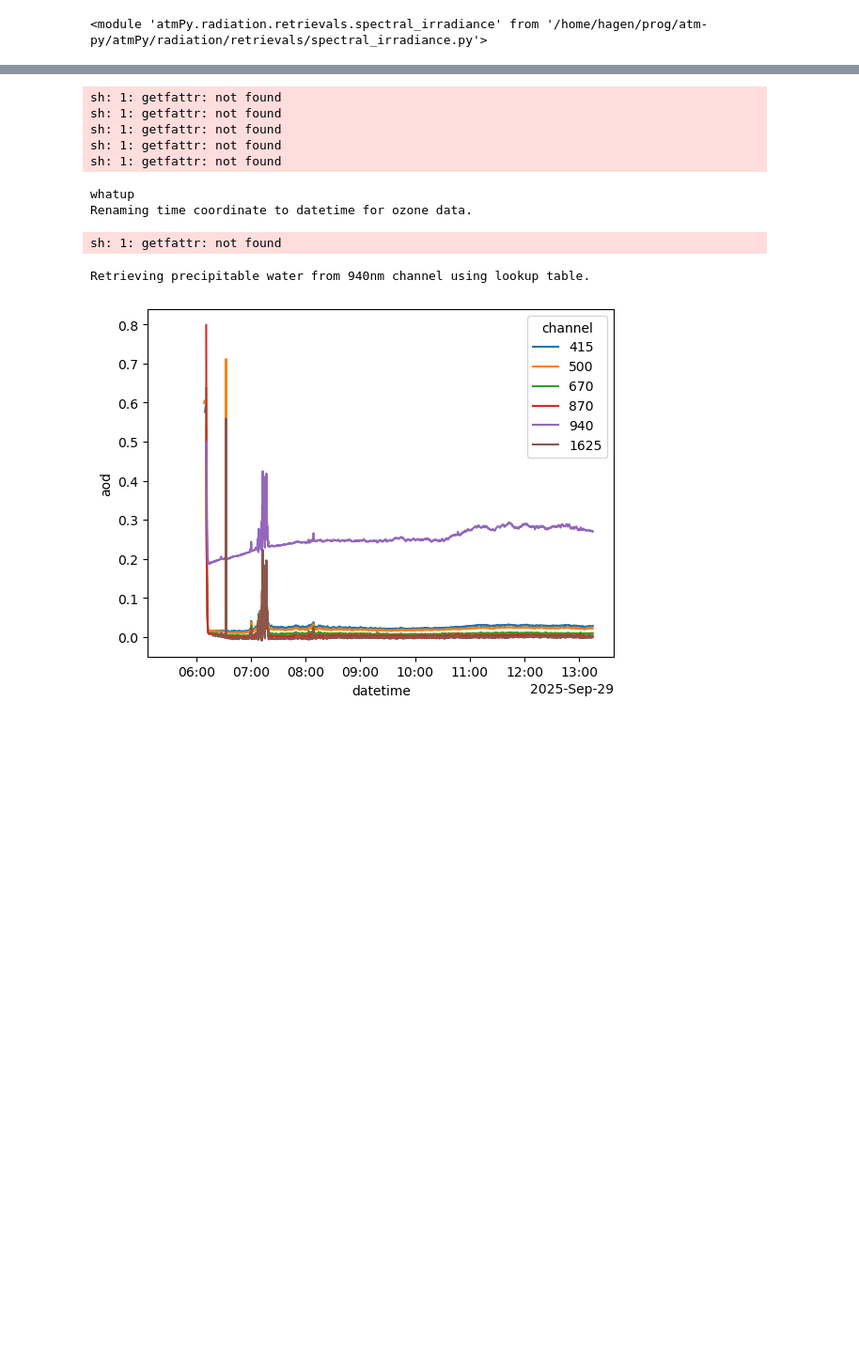
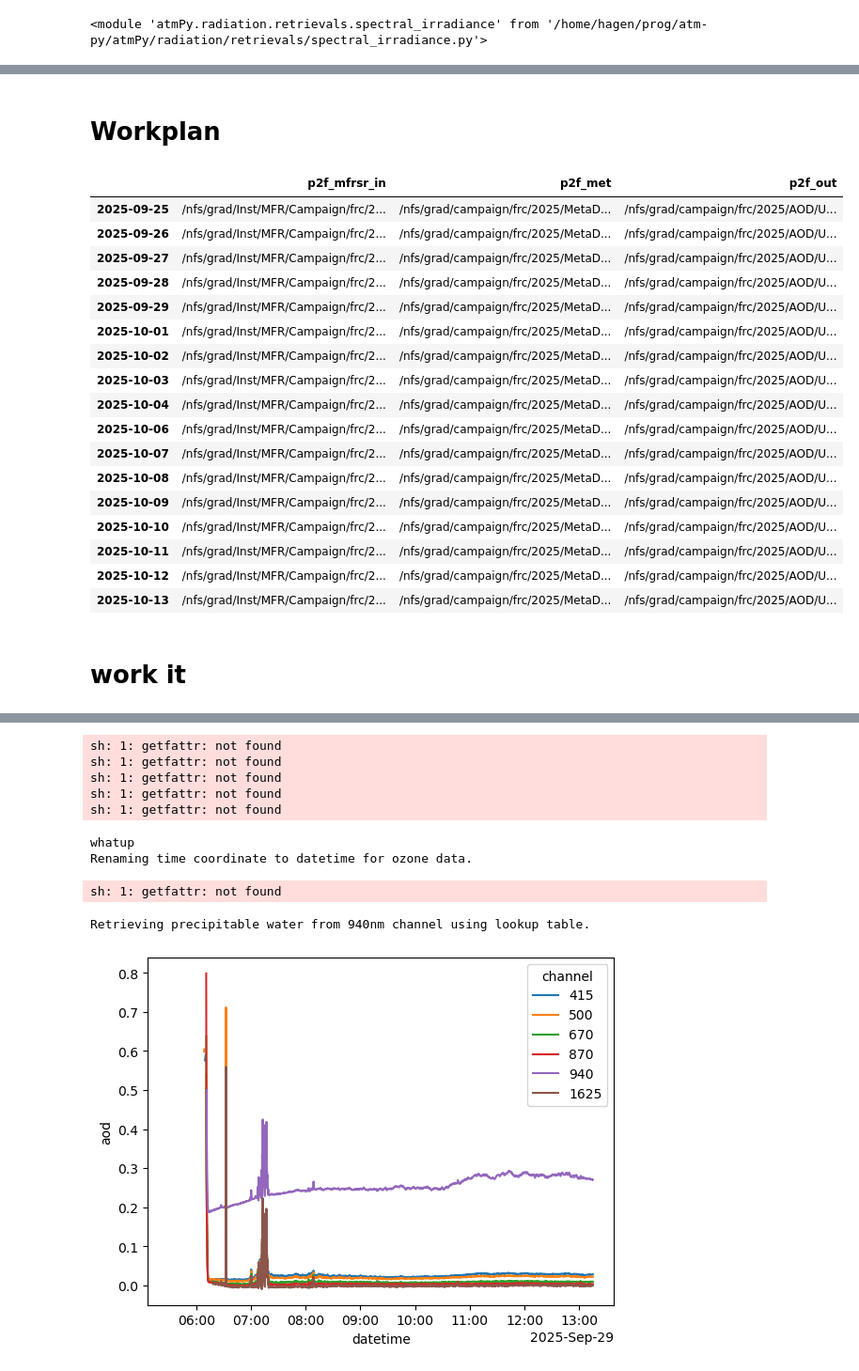
Before and after one commit to HagenTelg/cmpaign_2025_PMOD, a Jupyter notebook: aod_retrieval.ipynb, the cells around one changed output, grey strips where cells are left out. Shown: that part at 94% size. Cells and saved outputs as stored; diff of their text form; code cells hidden in the pictures; blank space fills up the shorter version.

```diff
--- a/aod_retrieval.ipynb
+++ b/aod_retrieval.ipynb
@@ -32,0 +174,2 @@ reload(atmspec)
+# %% [markdown]
+# Workplan
@@ -32,0 +194,23 @@ reload(atmspec)
+# %%
+wp
+# %% [output]
+|  | p2f_mfrsr_in | p2f_met | p2f_out |
+| 2025-09-25 | /nfs/grad/Inst/MFR/Campaign/frc/2... | /nfs/grad/campaign/frc/2025/MetaD... | /nfs/grad/campaign/frc/2025/AOD/U... |
+| 2025-09-26 | /nfs/grad/Inst/MFR/Campaign/frc/2... | /nfs/grad/campaign/frc/2025/MetaD... | /nfs/grad/campaign/frc/2025/AOD/U... |
+| 2025-09-27 | /nfs/grad/Inst/MFR/Campaign/frc/2... | /nfs/grad/campaign/frc/2025/MetaD... | /nfs/grad/campaign/frc/2025/AOD/U... |
+| 2025-09-28 | /nfs/grad/Inst/MFR/Campaign/frc/2... | /nfs/grad/campaign/frc/2025/MetaD... | /nfs/grad/campaign/frc/2025/AOD/U... |
+| 2025-09-29 | /nfs/grad/Inst/MFR/Campaign/frc/2... | /nfs/grad/campaign/frc/2025/MetaD... | /nfs/grad/campaign/frc/2025/AOD/U... |
+| 2025-10-01 | /nfs/grad/Inst/MFR/Campaign/frc/2... | /nfs/grad/campaign/frc/2025/MetaD... | /nfs/grad/campaign/frc/2025/AOD/U... |
+| 2025-10-02 | /nfs/grad/Inst/MFR/Campaign/frc/2... | /nfs/grad/campaign/frc/2025/MetaD... | /nfs/grad/campaign/frc/2025/AOD/U... |
+| 2025-10-03 | /nfs/grad/Inst/MFR/Campaign/frc/2... | /nfs/grad/campaign/frc/2025/MetaD... | /nfs/grad/campaign/frc/2025/AOD/U... |
+| 2025-10-04 | /nfs/grad/Inst/MFR/Campaign/frc/2... | /nfs/grad/campaign/frc/2025/MetaD... | /nfs/grad/campaign/frc/2025/AOD/U... |
+| 2025-10-06 | /nfs/grad/Inst/MFR/Campaign/frc/2... | /nfs/grad/campaign/frc/2025/MetaD... | /nfs/grad/campaign/frc/2025/AOD/U... |
+| 2025-10-07 | /nfs/grad/Inst/MFR/Campaign/frc/2... | /nfs/grad/campaign/frc/2025/MetaD... | /nfs/grad/campaign/frc/2025/AOD/U... |
+| 2025-10-08 | /nfs/grad/Inst/MFR/Campaign/frc/2... | /nfs/grad/campaign/frc/2025/MetaD... | /nfs/grad/campaign/frc/2025/AOD/U... |
+| 2025-10-09 | /nfs/grad/Inst/MFR/Campaign/frc/2... | /nfs/grad/campaign/frc/2025/MetaD... | /nfs/grad/campaign/frc/2025/AOD/U... |
+| 2025-10-10 | /nfs/grad/Inst/MFR/Campaign/frc/2... | /nfs/grad/campaign/frc/2025/MetaD... | /nfs/grad/campaign/frc/2025/AOD/U... |
+| 2025-10-11 | /nfs/grad/Inst/MFR/Campaign/frc/2... | /nfs/grad/campaign/frc/2025/MetaD... | /nfs/grad/campaign/frc/2025/AOD/U... |
+| 2025-10-12 | /nfs/grad/Inst/MFR/Campaign/frc/2... | /nfs/grad/campaign/frc/2025/MetaD... | /nfs/grad/campaign/frc/2025/AOD/U... |
+| 2025-10-13 | /nfs/grad/Inst/MFR/Campaign/frc/2... | /nfs/grad/campaign/frc/2025/MetaD... | /nfs/grad/campaign/frc/2025/AOD/U... |
+# %% [markdown]
+# work it
```
Also changed, not shown: parts of 27 cells of this notebook.
